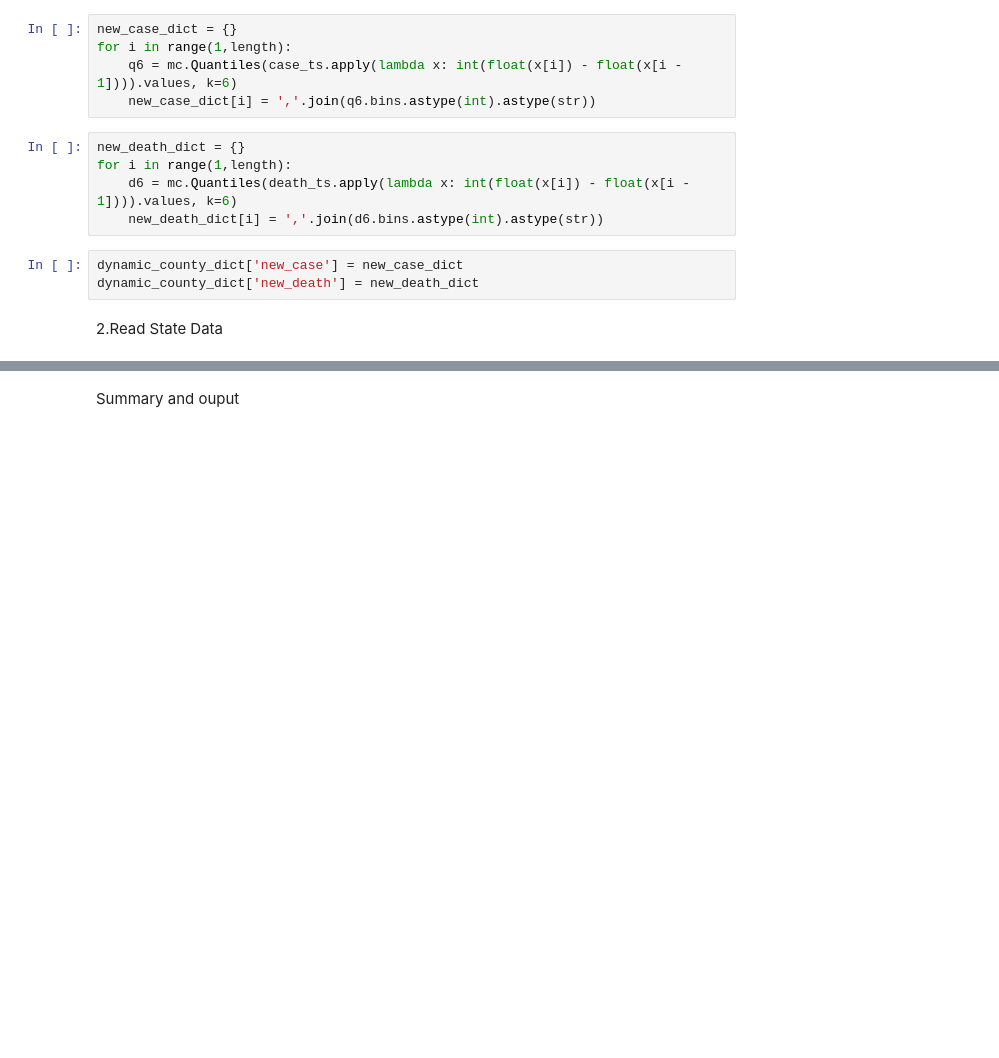
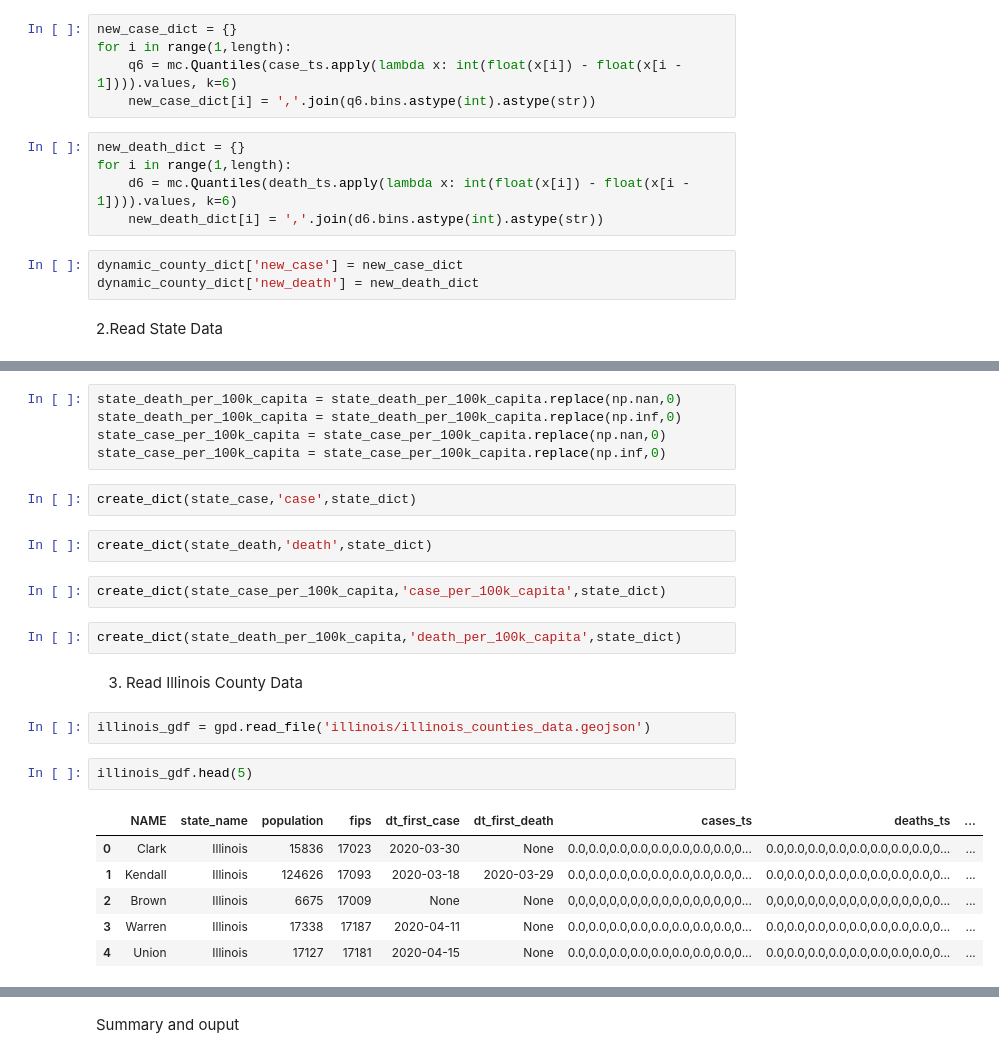
Before and after one commit to cybergis/wherecovid19_webapp, a Jupyter notebook: preprocessing/DefineInterval.ipynb, the cells around one changed output, grey strips where cells are left out. Cells and saved outputs as stored; diff of their text form; blank space fills up the shorter version.

```diff
--- a/preprocessing/DefineInterval.ipynb
+++ b/preprocessing/DefineInterval.ipynb
@@ -123,0 +163,26 @@ dynamic_county_dict['new_death'] = new_death_dict
+# %%
+state_death_per_100k_capita = state_death_per_100k_capita.replace(np.nan,0)
+state_death_per_100k_capita = state_death_per_100k_capita.replace(np.inf,0)
+state_case_per_100k_capita = state_case_per_100k_capita.replace(np.nan,0)
+state_case_per_100k_capita = state_case_per_100k_capita.replace(np.inf,0)
+# %%
+create_dict(state_case,'case',state_dict)
+# %%
+create_dict(state_death,'death',state_dict)
+# %%
+create_dict(state_case_per_100k_capita,'case_per_100k_capita',state_dict)
+# %%
+create_dict(state_death_per_100k_capita,'death_per_100k_capita',state_dict)
+# %% [markdown]
+3. Read Illinois County Data
+# %%
+illinois_gdf = gpd.read_file('illinois/illinois_counties_data.geojson')
+# %%
+illinois_gdf.head(5)
+# %% [output]
+|  | NAME | state_name | population | fips | dt_first_case | dt_first_death | cases_ts | deaths_ts | ... |
+| 0 | Clark | Illinois | 15836 | 17023 | 2020-03-30 | None | 0.0,0.0,0.0,0.0,0.0,0.0,0.0,0.0,0... | 0.0,0.0,0.0,0.0,0.0,0.0,0.0,0.0,0... | ... |
+| 1 | Kendall | Illinois | 124626 | 17093 | 2020-03-18 | 2020-03-29 | 0.0,0.0,0.0,0.0,0.0,0.0,0.0,0.0,0... | 0.0,0.0,0.0,0.0,0.0,0.0,0.0,0.0,0... | ... |
+| 2 | Brown | Illinois | 6675 | 17009 | None | None | 0,0,0,0,0,0,0,0,0,0,0,0,0,0,0,0,0... | 0,0,0,0,0,0,0,0,0,0,0,0,0,0,0,0,0... | ... |
+| 3 | Warren | Illinois | 17338 | 17187 | 2020-04-11 | None | 0.0,0.0,0.0,0.0,0.0,0.0,0.0,0.0,0... | 0.0,0.0,0.0,0.0,0.0,0.0,0.0,0.0,0... | ... |
+| 4 | Union | Illinois | 17127 | 17181 | 2020-04-15 | None | 0.0,0.0,0.0,0.0,0.0,0.0,0.0,0.0,0... | 0.0,0.0,0.0,0.0,0.0,0.0,0.0,0.0,0... | ... |
```
Also changed, not shown: parts of 15 cells of this notebook, 5 other files.
